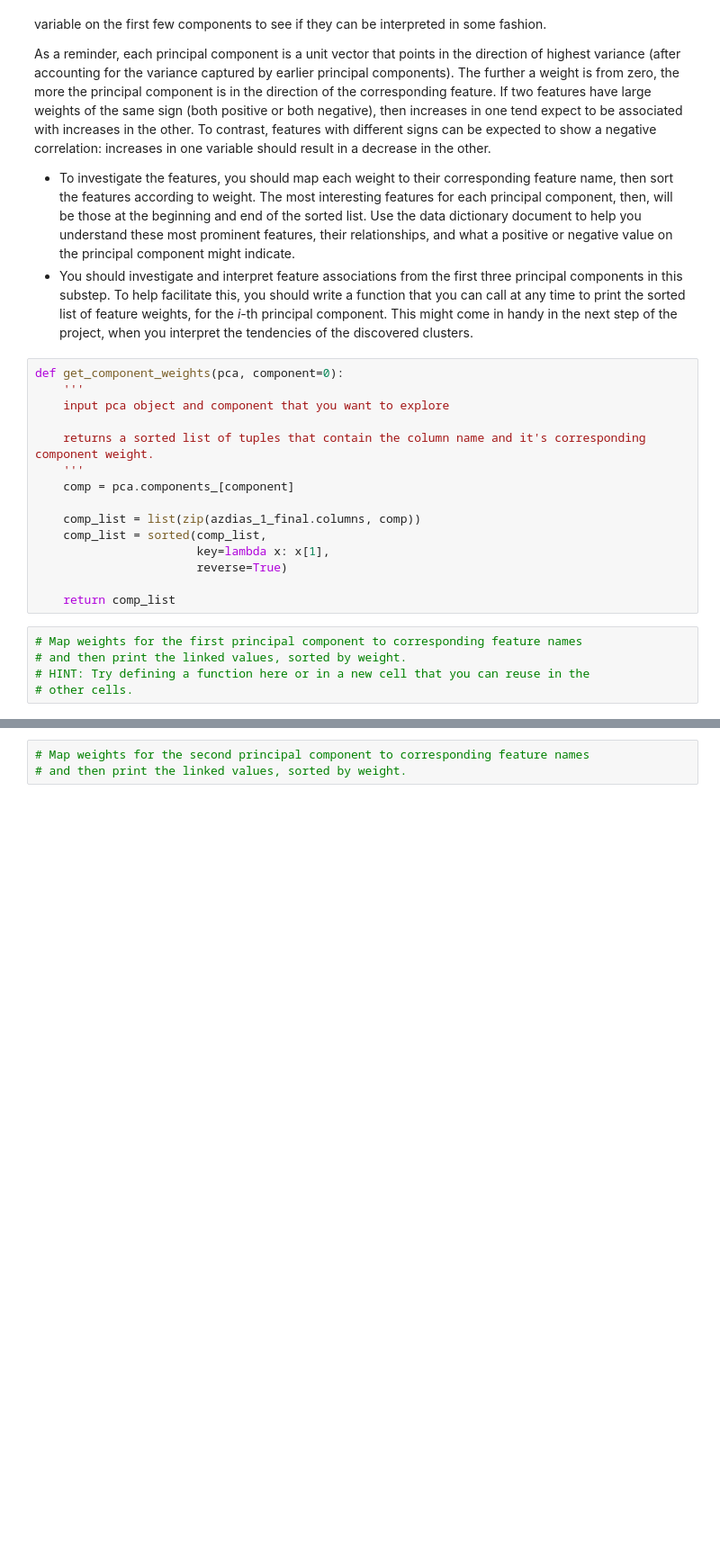
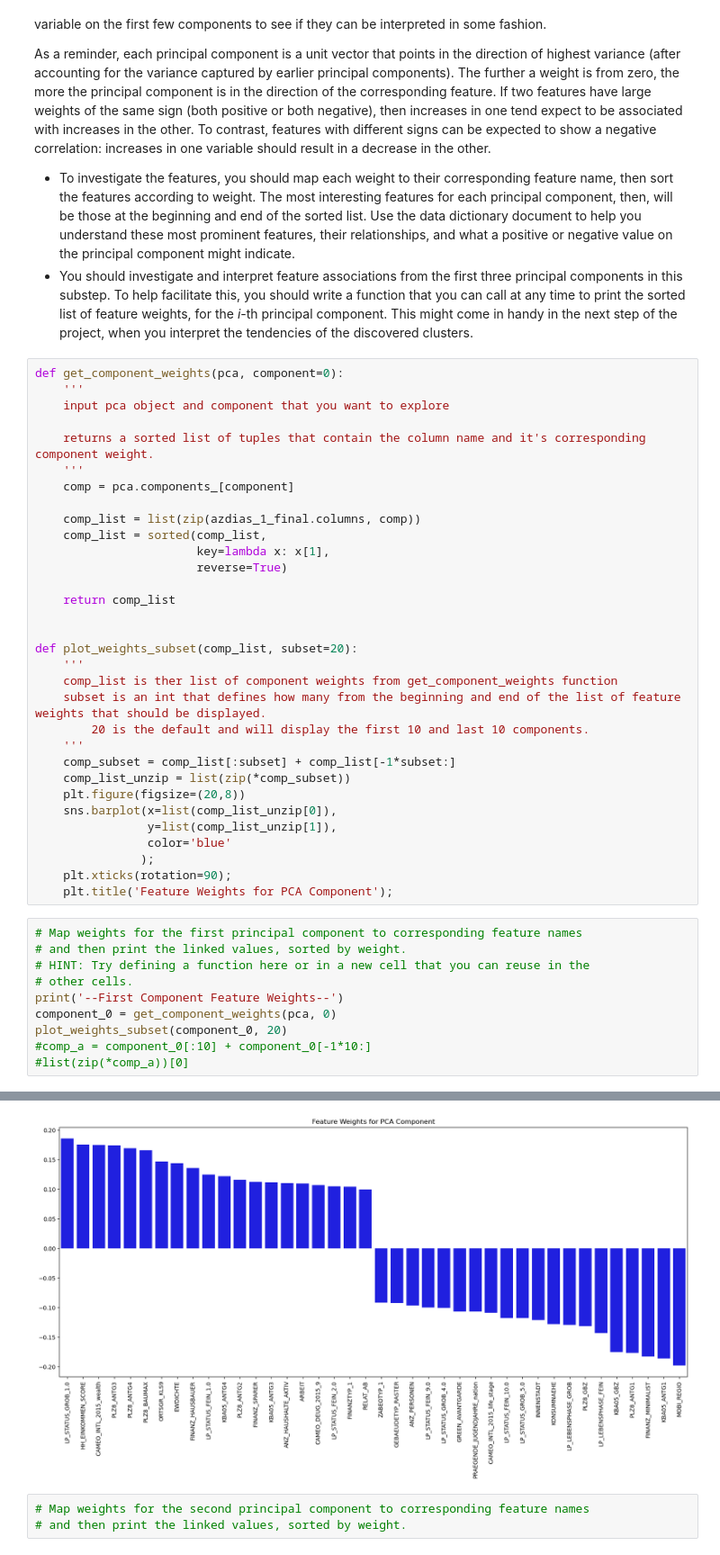
Before and after one commit to charlesbeacham/unsupervised_udacity, a Jupyter notebook: Identify_Customer_Segments.ipynb, the cells around one changed output, grey strips where cells are left out. Shown at 90% size. Drawn from its saved outputs; the diff is of its cells as text; blank space fills up the shorter version.

Commit message:
create a function to get and print feature weights

```diff
--- a/Identify_Customer_Segments.ipynb
+++ b/Identify_Customer_Segments.ipynb
@@ -752,8 +752,31 @@ def get_component_weights(pca, component=0):
                        reverse=True)
 
     return comp_list
+
+
+def plot_weights_subset(comp_list, subset=20):
+    '''
+    comp_list is ther list of component weights from get_component_weights function
+    subset is an int that defines how many from the beginning and end of the list of feature weights that should be displayed.
+        20 is the default and will display the first 10 and last 10 components.
+    '''
+    comp_subset = comp_list[:subset] + comp_list[-1*subset:]
+    comp_list_unzip = list(zip(*comp_subset))
+    plt.figure(figsize=(20,8))
+    sns.barplot(x=list(comp_list_unzip[0]),
+                y=list(comp_list_unzip[1]),
+                color='blue'
+               );
+    plt.xticks(rotation=90);
+    plt.title('Feature Weights for PCA Component');
 # %%
 # Map weights for the first principal component to corresponding feature names
 # and then print the linked values, sorted by weight.
 # HINT: Try defining a function here or in a new cell that you can reuse in the
 # other cells.
+print('--First Component Feature Weights--')
+component_0 = get_component_weights(pca, 0)
+plot_weights_subset(component_0, 20)
+#comp_a = component_0[:10] + component_0[-1*10:]
+#list(zip(*comp_a))[0]
+# %% [output]
@@ -760,3 +784,4 @@ def get_component_weights(pca, component=0):
+[figure, added]
 # %%
 # Map weights for the second principal component to corresponding feature names
 # and then print the linked values, sorted by weight.
```
Also changed, not shown: parts of 1 cell of this notebook.
